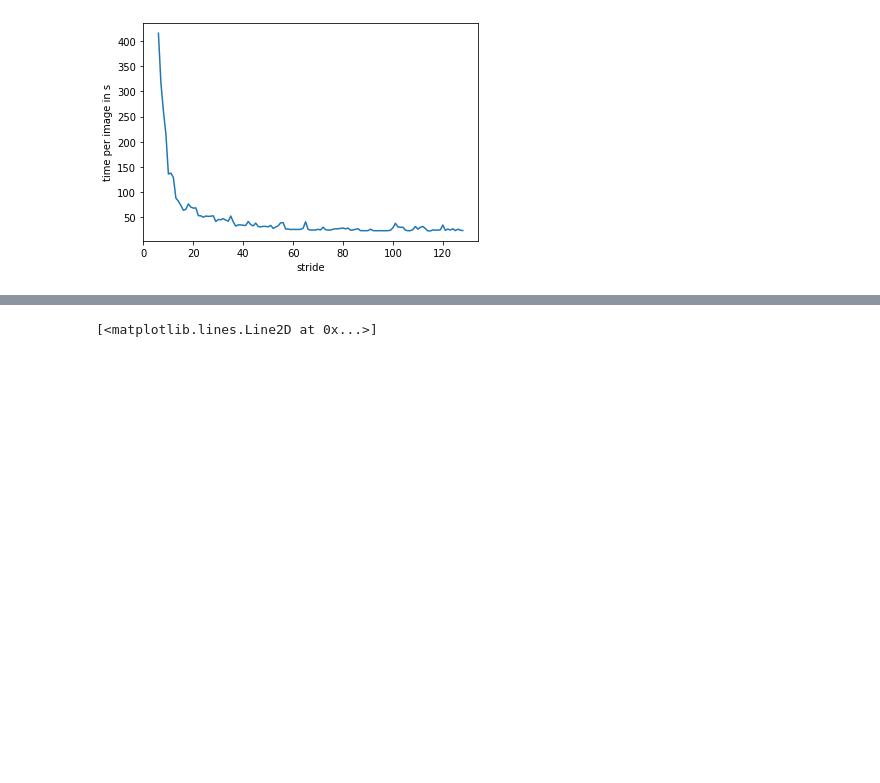
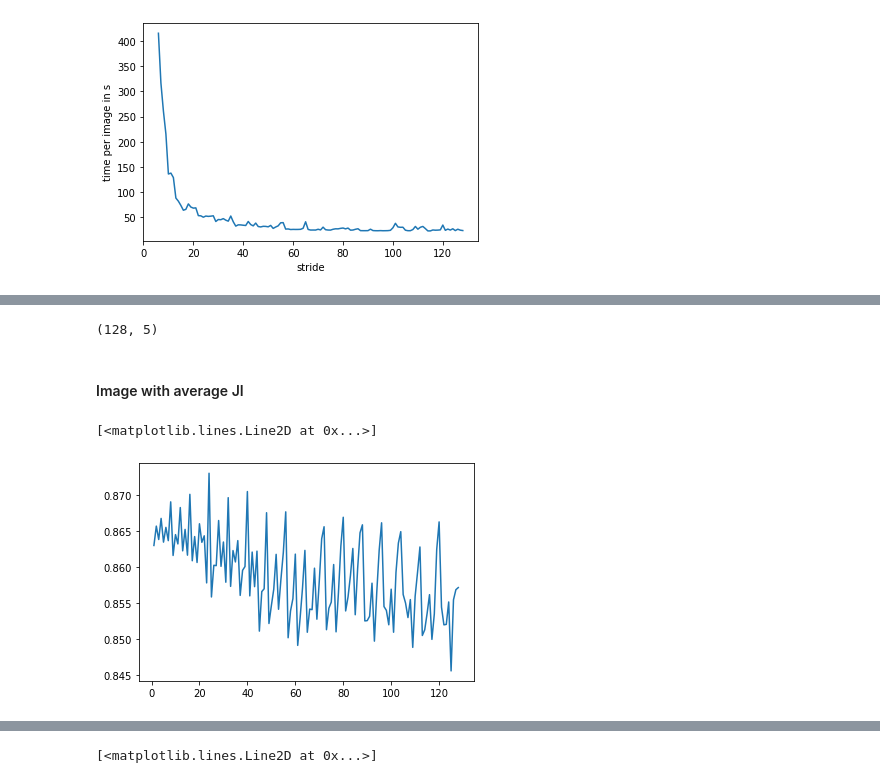
Before and after one commit to trnal/dp3-python-shared, a Jupyter notebook: visualizations/collecting_output_2.ipynb, the cells around one changed output, grey strips where cells are left out. Saved outputs shown, nothing was run; the diff lists cells and outputs as text; code cells hidden in the pictures; blank space fills up the shorter version.

Commit message:
Add markdown to collected output results

```diff
--- a/visualizations/collecting_output_2.ipynb
+++ b/visualizations/collecting_output_2.ipynb
@@ -24,5 +32,3 @@ img_names = [f for f in os.listdir(TRAIN_IMG_PATH) if f.endswith('.tif')][:10]
 len(img_names)
 # %% [output]
 10
-# %%
-img = cv2.imread(TEST_IMG_PATH + img_names[0])[:640, :640, :]
@@ -34,2 +34,0 @@ plt.imshow(img)
-# %%
-ground_truth = cv2.imread(TEST_MASK_PATH + img_names[0].rstrip('tif') + 'png', cv2.IMREAD_GRAYSCALE)[:640, :640]
@@ -278,0 +326,12 @@ Text(0, 0.5, 'time per image in s')
+# %%
+first_img = mean_results[mean_results['img']==mean_results['img'][0]]
+first_img.shape
+# %% [output]
+(128, 5)
+# %% [markdown]
+#### Image with average JI
+# %%
+plt.plot(first_img['stride'], first_img['dice'])
+# %% [output]
+[<matplotlib.lines.Line2D at 0x...>]
+[figure, added]
```
Also changed, not shown: parts of 34 cells of this notebook, 1 other file.
